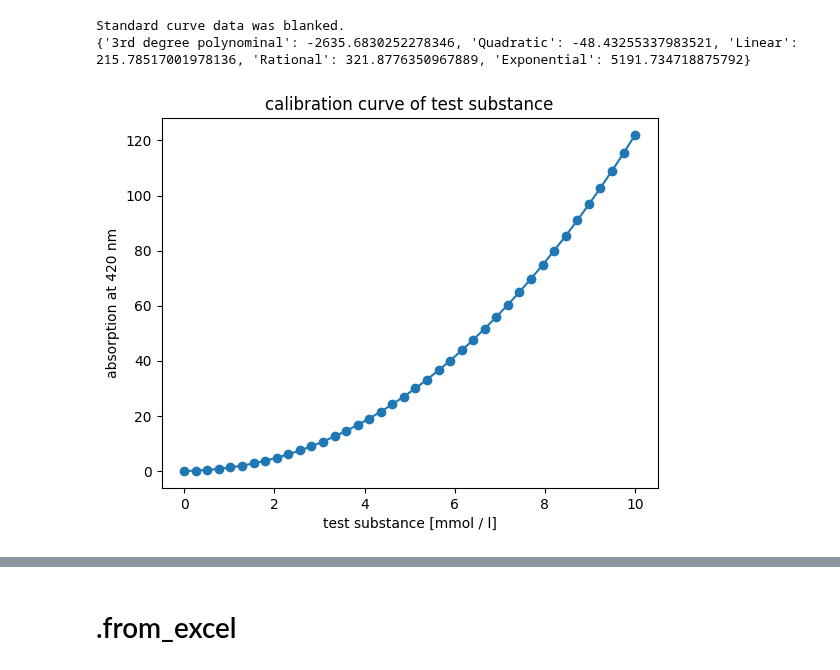
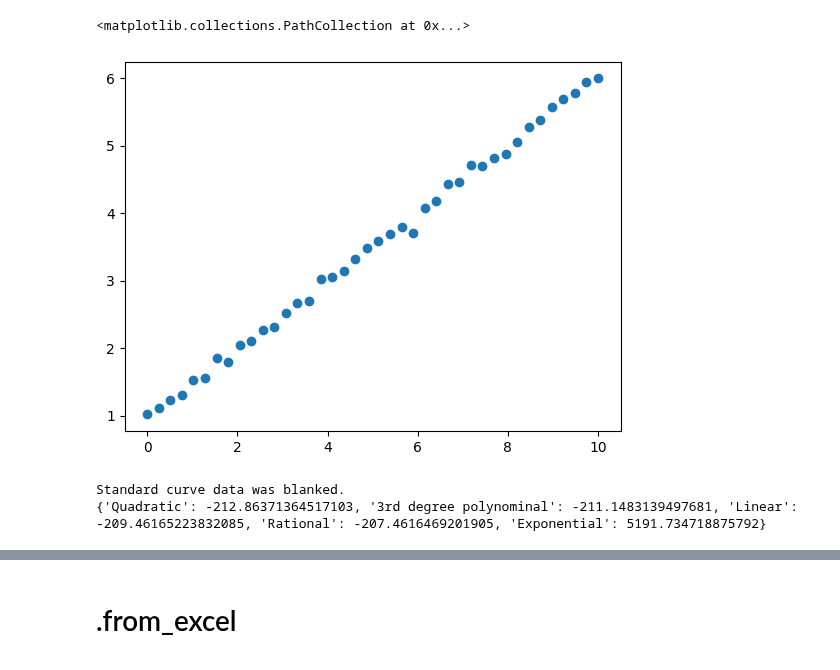
Before and after one commit to FAIRChemistry/datamodel_calibration, a Jupyter notebook: TestStandardCurve.ipynb, the cells around one changed output, grey strips where cells are left out. Cells and saved outputs as stored; diff of their text form; code cells hidden in the pictures.

Commit message:
refacored visualization

```diff
--- a/TestStandardCurve.ipynb
+++ b/TestStandardCurve.ipynb
@@ -7,20 +8,27 @@ import numpy as np
 # %%
-f = lambda x, a, b, c: a * x**3 + b * x**2 + c * x
+f = lambda x, a: a * x
 concentrations = np.linspace(0, 10, 40)
 
-signals = f(concentrations, 0.02, 1, 0.2)
+rand = lambda size: np.random.normal(1, 0.07, size)
+
+
+signals = f(concentrations, 0.5) + rand(len(concentrations))
+# %%
+plt.scatter(concentrations, signals)
+# %% [output]
+<matplotlib.collections.PathCollection at 0x...>
+[figure, added]
 # %%
 standard = StandardCurve(
     concentrations=concentrations,
     signals=signals,
     conc_unit="mmol / l",
-    analyte_name="test substance",
+    analyte_name="ABTS",
     wavelength=420,
 )
 print(standard.result_dict)
 
-standard.visualize()
+# standard.visualize()
 # %% [output]
 Standard curve data was blanked.
-{'3rd degree polynominal': -2635.6830252278346, 'Quadratic': -48.43255337983521, 'Linear': 215.78517001978136, 'Rational': 321.8776350967889, 'Exponential': 5191.734718875792}
+{'Quadratic': -212.86371364517103, '3rd degree polynominal': -211.1483139497681, 'Linear': -209.46165223832085, 'Rational': -207.4616469201905, 'Exponential': 5191.734718875792}
-[figure, removed]
```
Also changed, not shown: parts of 6 cells of this notebook, 1 other file.
